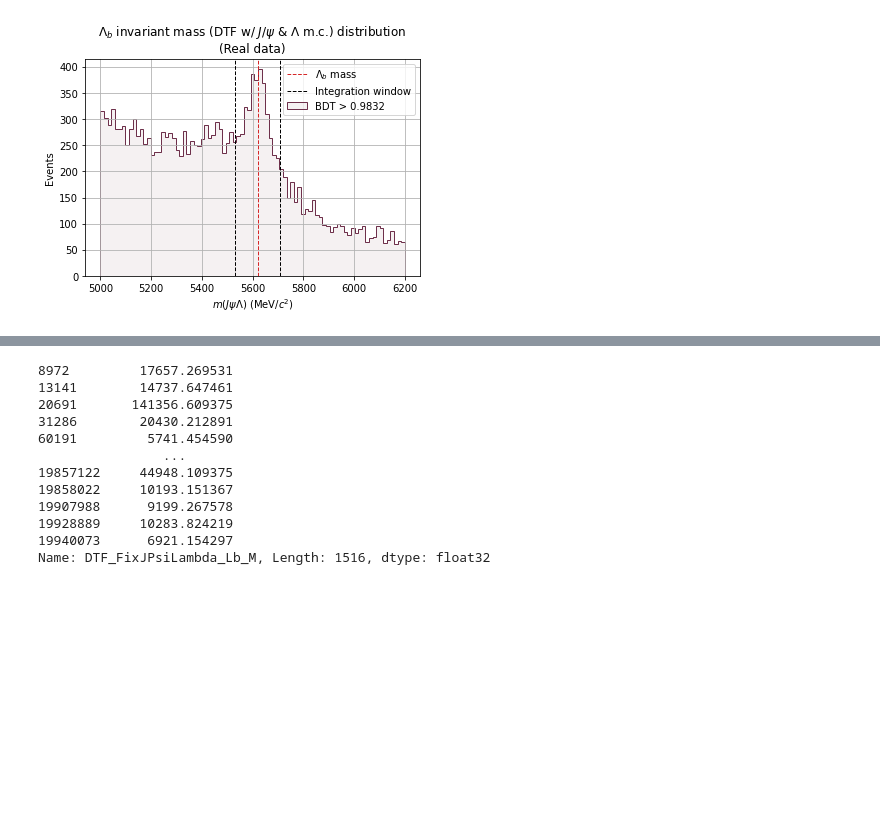
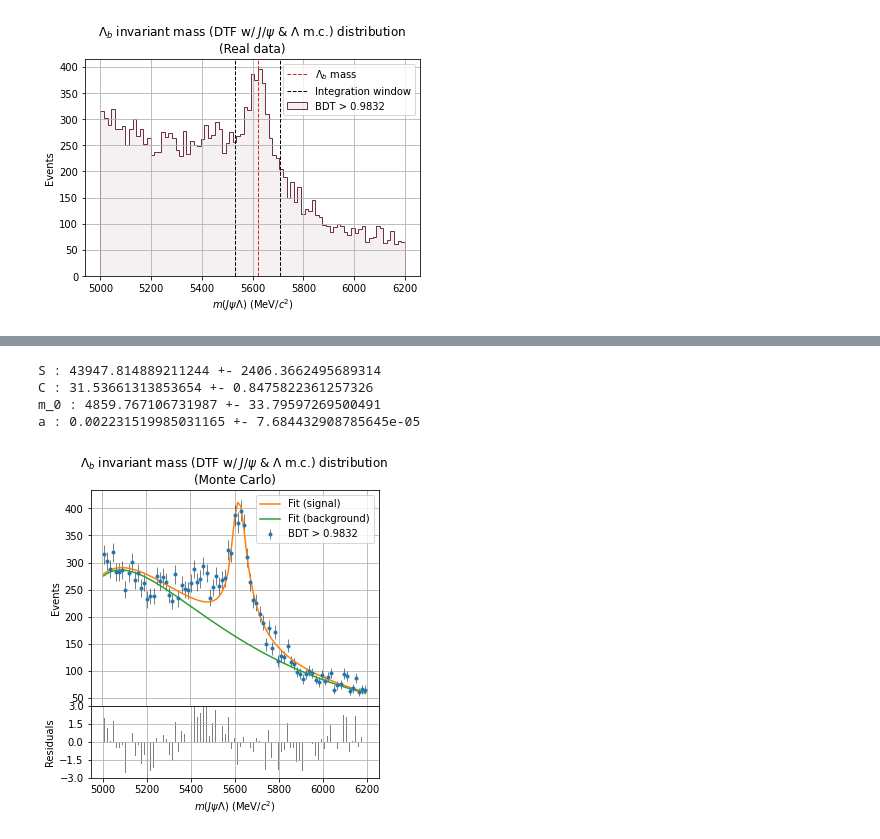
Before and after one commit to alatios/lb2jpsil_classifier-studies, a Jupyter notebook: BDT/6_BDT_threshold_optimizer.ipynb, the cells around one changed output, grey strips where cells are left out. Cells and saved outputs as stored; diff of their text form; code cells hidden in the pictures; blank space fills up the shorter version.

```diff
--- a/BDT/6_BDT_threshold_optimizer.ipynb
+++ b/BDT/6_BDT_threshold_optimizer.ipynb
@@ -930,15 +938,62 @@ plt.show()
-# %%
-df_Data.loc[(df_Data['BDT_output'] > currentThr) & (df_Data[massToPlot] > lowerLimit) & (df_Data[massToPlot] > upperLimit), massToPlot]
-# %% [output]
-8972         17657.269531
-13141        14737.647461
-20691       141356.609375
-31286        20430.212891
-60191         5741.454590
-                ...
-19857122     44948.109375
-19858022     10193.151367
-19907988      9199.267578
-19928889     10283.824219
-19940073      6921.154297
-Name: DTF_FixJPsiLambda_Lb_M, Length: 1516, dtype: float32
+# %%
+bestT_data_binMidpoints = (bestT_data_bins[1:] + bestT_data_bins[:-1]) / 2
+# %%
+bestT_data_bestParameters, bestT_data_covarianceMatrix = optimize.curve_fit(
+    f=InvariantMassFitFunction,
+    xdata=bestT_data_binMidpoints,
+    ydata=bestT_data_events,
+    p0=constrainedSignalFunctionDictionary['p0']+backgroundFunctionDictionary['p0'],
+    sigma=np.sqrt(bestT_data_events),
+    bounds=(
+        constrainedSignalFunctionDictionary['lb']+backgroundFunctionDictionary['lb'],
+        constrainedSignalFunctionDictionary['ub']+backgroundFunctionDictionary['ub']
+    )
+)
+# %%
+bestT_data_parameterNames = constrainedSignalFunctionDictionary['param_names'] + backgroundFunctionDictionary['param_names']
+bestT_data_parameterErrors = np.sqrt(np.diag(bestT_data_covarianceMatrix))
+for name, bestValue, error in zip(bestT_data_parameterNames, bestT_data_bestParameters, bestT_data_parameterErrors):
+    print(name, ":", bestValue, "+-", error)
+# %% [output]
+S : 43947.814889211244 +- 2406.3662495689314
+C : 31.53661313853654 +- 0.8475822361257326
+m_0 : 4859.767106731987 +- 33.79597269500491
+a : 0.002231519985031165 +- 7.684432908785645e-05
+# %%
+plotFileName = 'Data_lambdab_mass_distribution_histogrammed_fitted_best-threshold'
+
+fig1 = plt.figure(figsize=(5, 5))
+
+frame1=fig1.add_axes((.1,.3,.8,.6))
+plt.errorbar(x=bestT_data_binMidpoints,
+             y=bestT_data_events,
+             yerr=np.sqrt(bestT_data_events),
+             linestyle='', marker='.',
+             color='tab:blue', ecolor='k',
+             elinewidth=0.5,
+             label=bestThresholdLabel)
+plt.plot(bestT_data_binMidpoints,
+         InvariantMassFitFunction(bestT_data_binMidpoints, *bestT_data_bestParameters), color='tab:orange', label='Fit (signal)')
+plt.plot(bestT_data_binMidpoints,
+         fit_utils.turn_on_exp(bestT_data_binMidpoints, *bestT_data_bestParameters[1:]), color='tab:green', label='Fit (background)')
+plt.grid()
+plt.title(invariantMassVariableTitle + " distribution" + '\n(Monte Carlo)')
+plt.xlabel("$m(J\psi \Lambda)$ (MeV/$c^2$)")
+plt.ylabel('Events')
+plt.legend()
+
+frame2=fig1.add_axes((.1,.1,.8,.2))
+plt.bar(x=bestT_data_binMidpoints,
+        height=(bestT_data_events - InvariantMassFitFunction(bestT_data_binMidpoints, *bestT_data_bestParameters))/np.sqrt(bestT_data_events),
+        width=4,
+        color='tab:gray')
+plt.ylim((-3,3))
+plt.grid()
+plt.xlabel("$m(J\psi \Lambda)$ (MeV/$c^2$)")
+plt.ylabel("Residuals")
+plt.yticks([-3,-1.5,0,1.5,3])
+if save_plots:
+    plt.savefig(plotsDirectory + '/' + plotFileName + '.pdf', bbox_inches='tight')
+plt.show()
+# %% [output]
+[figure, added]
```
Also changed, not shown: parts of 23 cells of this notebook.
